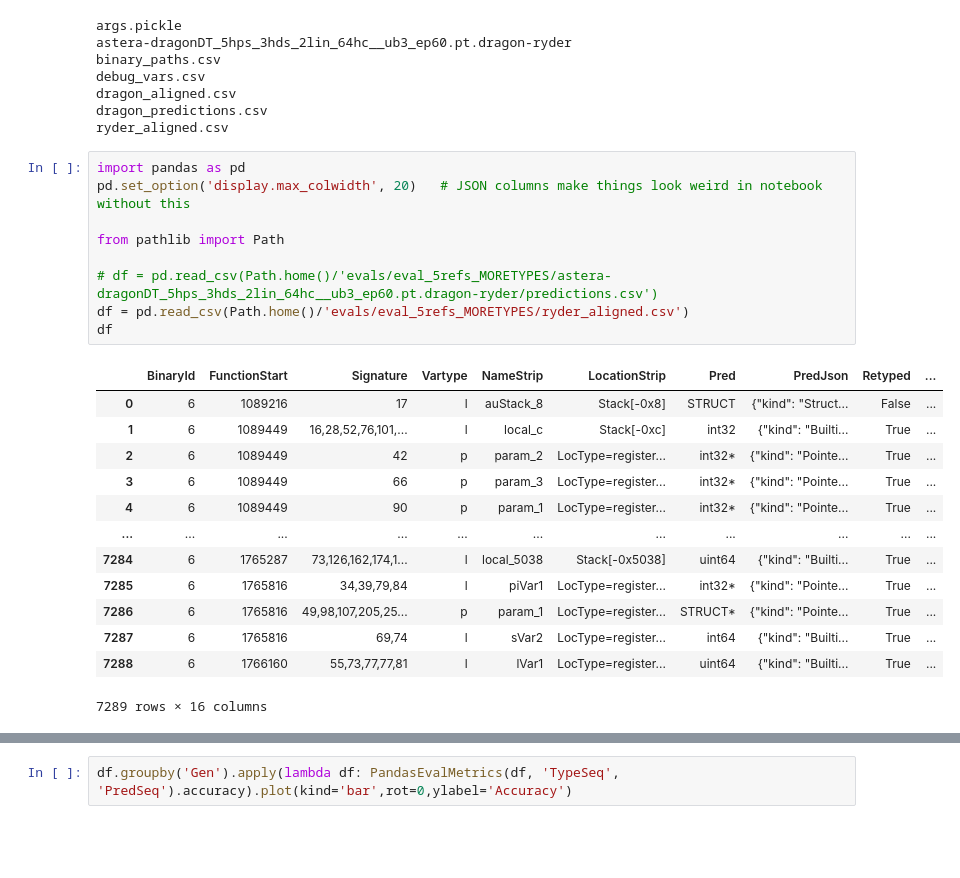
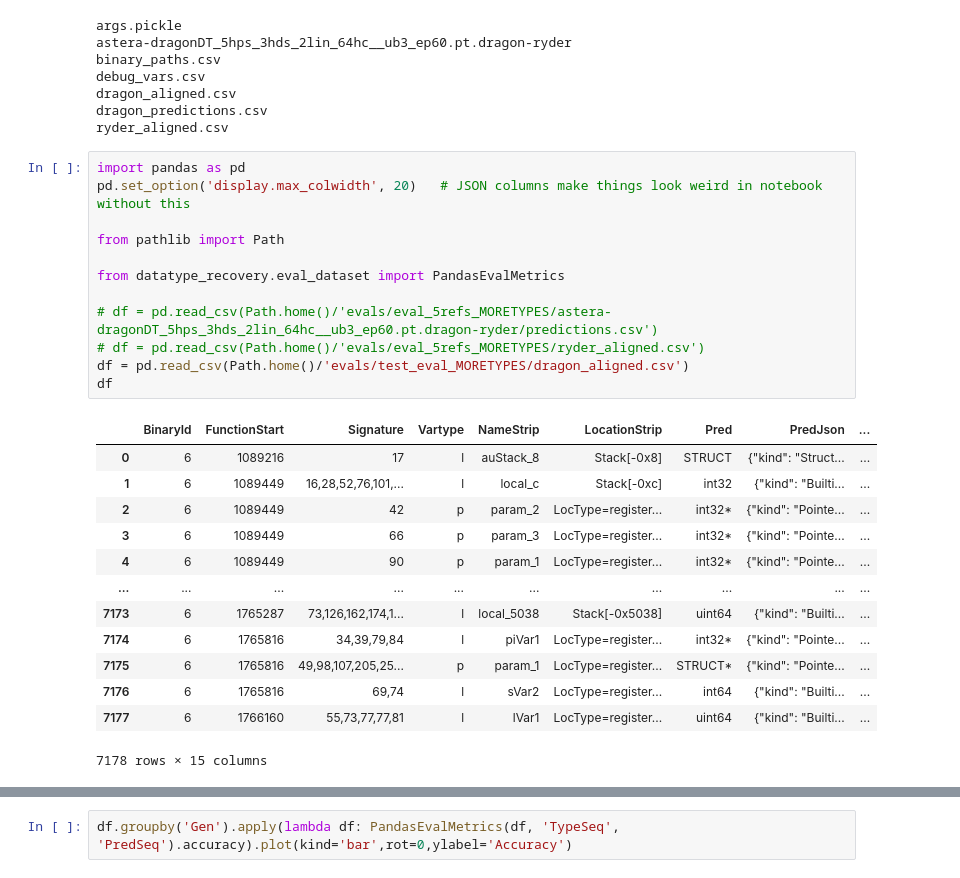
Before and after one commit to lasserre/datatype-recovery-experiments, a Jupyter notebook: notebooks/dragon_results.ipynb, the cells around one changed output, grey strips where cells are left out. Cells and saved outputs as stored; diff of their text form; blank space fills up the shorter version.

```diff
--- a/notebooks/dragon_results.ipynb
+++ b/notebooks/dragon_results.ipynb
@@ -11,23 +11,26 @@ ryder_aligned.csv
 # %%
 import pandas as pd
 pd.set_option('display.max_colwidth', 20)   # JSON columns make things look weird in notebook without this
 
 from pathlib import Path
 
+from datatype_recovery.eval_dataset import PandasEvalMetrics
+
 # df = pd.read_csv(Path.home()/'evals/eval_5refs_MORETYPES/astera-dragonDT_5hps_3hds_2lin_64hc__ub3_ep60.pt.dragon-ryder/predictions.csv')
-df = pd.read_csv(Path.home()/'evals/eval_5refs_MORETYPES/ryder_aligned.csv')
+# df = pd.read_csv(Path.home()/'evals/eval_5refs_MORETYPES/ryder_aligned.csv')
+df = pd.read_csv(Path.home()/'evals/test_eval_MORETYPES/dragon_aligned.csv')
 df
 # %% [output]
-|  | BinaryId | FunctionStart | Signature | Vartype | NameStrip | LocationStrip | Pred | PredJson | Retyped | ... |
-| 0 | 6 | 1089216 | 17 | l | auStack_8 | Stack[-0x8] | STRUCT | {"kind": "Struct... | False | ... |
-| 1 | 6 | 1089449 | 16,28,52,76,101,... | l | local_c | Stack[-0xc] | int32 | {"kind": "Builti... | True | ... |
-| 2 | 6 | 1089449 | 42 | p | param_2 | LocType=register... | int32* | {"kind": "Pointe... | True | ... |
-| 3 | 6 | 1089449 | 66 | p | param_3 | LocType=register... | int32* | {"kind": "Pointe... | True | ... |
-| 4 | 6 | 1089449 | 90 | p | param_1 | LocType=register... | int32* | {"kind": "Pointe... | True | ... |
-| ... | ... | ... | ... | ... | ... | ... | ... | ... | ... | ... |
-| 7284 | 6 | 1765287 | 73,126,162,174,1... | l | local_5038 | Stack[-0x5038] | uint64 | {"kind": "Builti... | True | ... |
-| 7285 | 6 | 1765816 | 34,39,79,84 | l | piVar1 | LocType=register... | int32* | {"kind": "Pointe... | True | ... |
-| 7286 | 6 | 1765816 | 49,98,107,205,25... | p | param_1 | LocType=register... | STRUCT* | {"kind": "Pointe... | True | ... |
-| 7287 | 6 | 1765816 | 69,74 | l | sVar2 | LocType=register... | int64 | {"kind": "Builti... | True | ... |
-| 7288 | 6 | 1766160 | 55,73,77,77,81 | l | lVar1 | LocType=register... | uint64 | {"kind": "Builti... | True | ... |
+|  | BinaryId | FunctionStart | Signature | Vartype | NameStrip | LocationStrip | Pred | PredJson | ... |
+| 0 | 6 | 1089216 | 17 | l | auStack_8 | Stack[-0x8] | STRUCT | {"kind": "Struct... | ... |
+| 1 | 6 | 1089449 | 16,28,52,76,101,... | l | local_c | Stack[-0xc] | int32 | {"kind": "Builti... | ... |
+| 2 | 6 | 1089449 | 42 | p | param_2 | LocType=register... | int32* | {"kind": "Pointe... | ... |
+| 3 | 6 | 1089449 | 66 | p | param_3 | LocType=register... | int32* | {"kind": "Pointe... | ... |
+| 4 | 6 | 1089449 | 90 | p | param_1 | LocType=register... | int32* | {"kind": "Pointe... | ... |
+| ... | ... | ... | ... | ... | ... | ... | ... | ... | ... |
+| 7173 | 6 | 1765287 | 73,126,162,174,1... | l | local_5038 | Stack[-0x5038] | uint64 | {"kind": "Builti... | ... |
+| 7174 | 6 | 1765816 | 34,39,79,84 | l | piVar1 | LocType=register... | int32* | {"kind": "Pointe... | ... |
+| 7175 | 6 | 1765816 | 49,98,107,205,25... | p | param_1 | LocType=register... | STRUCT* | {"kind": "Pointe... | ... |
+| 7176 | 6 | 1765816 | 69,74 | l | sVar2 | LocType=register... | int64 | {"kind": "Builti... | ... |
+| 7177 | 6 | 1766160 | 55,73,77,77,81 | l | lVar1 | LocType=register... | uint64 | {"kind": "Builti... | ... |
-7289 rows × 16 columns
+7178 rows × 15 columns
```
Also changed, not shown: parts of 6 cells of this notebook, 4 other files.
